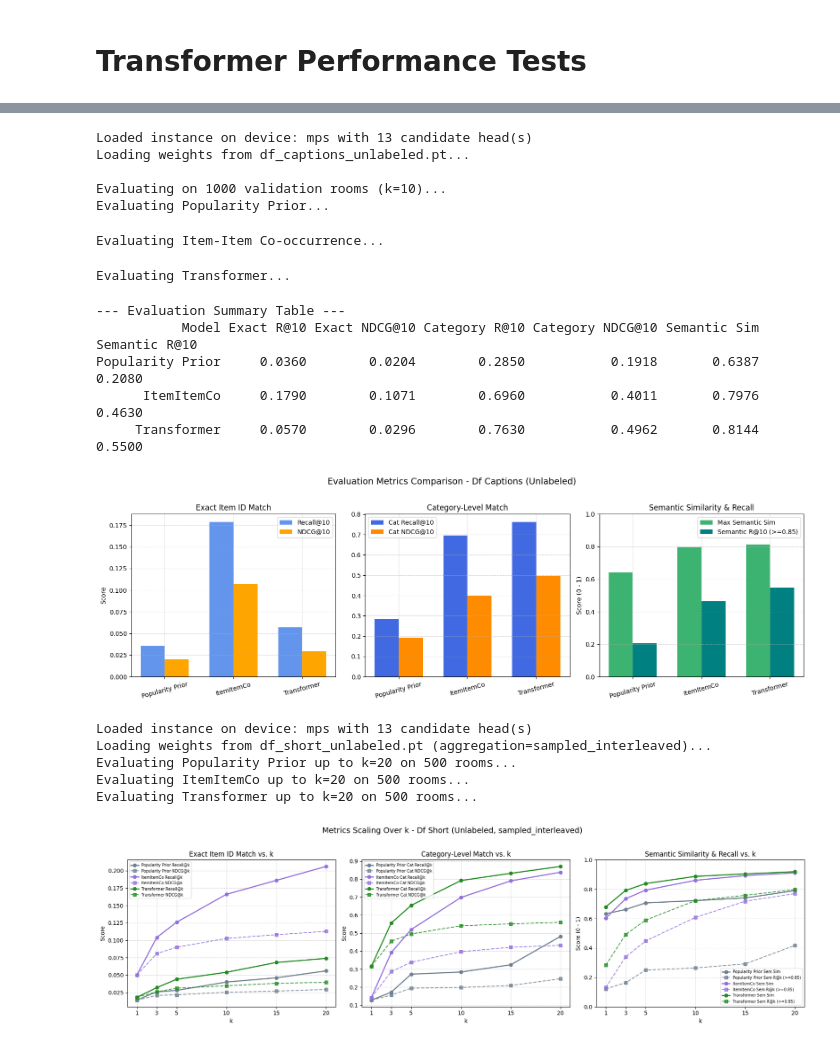
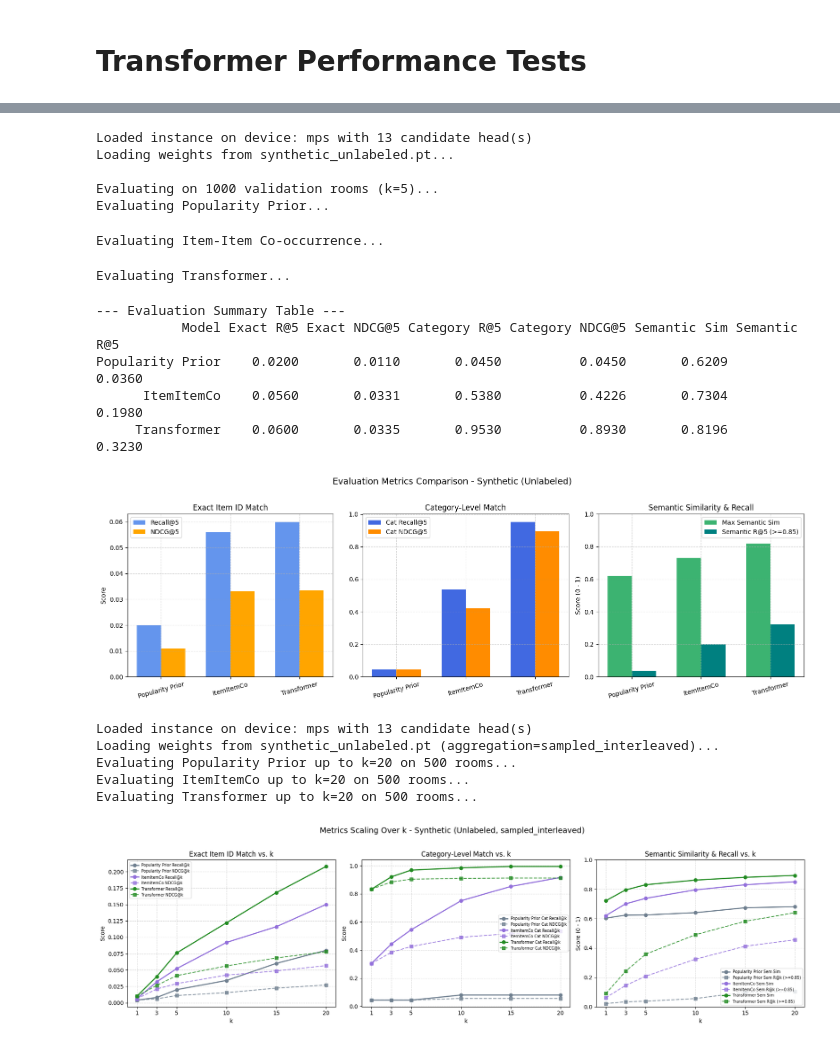
Before and after one commit to lizamaa123/DD2430-Group-17, a Jupyter notebook: notebooks/transformer_tests.ipynb, the cells around one changed output, grey strips where cells are left out. Drawn from its saved outputs; the diff is of its cells as text; code cells hidden in the pictures.

Commit message:
Unlabeled test results done

```diff
--- a/notebooks/transformer_tests.ipynb
+++ b/notebooks/transformer_tests.ipynb
@@ -40,14 +40,15 @@ from torch.utils.data import Dataset, DataLoader
 
 # Training with UNLABELED DATA =============================
 
-DATASET = "df_short"
-FORCE_TRAINING = False
+DATASET = "synthetic"
+FORCE_TRAINING = True
 LOSS = "infonce"
 NUM_LAYERS = 3
 NUM_HEADS = 13
 HID_DIM = 768
 DROPOUT = 0.1
-EPOCHS = 40
+EPOCHS = 20
+
 train_dataset_unlabeled = RoomDataset("train", labeled=False, dataset=DATASET)
 val_dataset_unlabeled = RoomDataset("val", labeled=False, dataset=DATASET)
 test_dataset_unlabeled = RoomDataset("test", labeled=False, dataset=DATASET)
@@ -219,41 +234,41 @@ def get_and_display_metrics(dataset: str = "df_captions", labeled: bool = False,
     ax2.set_title("Category-Level Match")
     ax2.legend()
     ax2.grid(True, linestyle="--", alpha=0.5)
 
     # Subplot 3: Semantic Cosine Similarity & Semantic Recall
     sims = [res_pop["semantic_similarity"], res_iic["semantic_similarity"], res_trans["semantic_similarity"]]
     sem_r = [res_pop["semantic_recall"], res_iic["semantic_recall"], res_trans["semantic_recall"]]
     ax3.bar(x - width / 2, sims, width, label="Max Semantic Sim", color="mediumseagreen")
     ax3.bar(x + width / 2, sem_r, width, label=f"Semantic R@{k} (>={similarity_threshold})", color="teal")
     ax3.set_xticks(x)
     ax3.set_xticklabels(labels, rotation=15)
     ax3.set_title("Semantic Similarity & Recall")
     ax3.set_ylabel("Score (0 - 1)")
     ax3.set_ylim(0.0, 1.0)
     ax3.legend()
     ax3.grid(True, linestyle="--", alpha=0.5)
 
     dataset_title = dataset.replace("_", " ").title()
     labeled_str = "Labeled" if labeled else "Unlabeled"
     fig.suptitle(f"Evaluation Metrics Comparison - {dataset_title} ({labeled_str})", fontsize=14, y=1.02)
     plt.tight_layout()
     plt.show()
 
-get_and_display_metrics(dataset="df_captions", trans_model_override=None, k=10, labeled=False, max_val_rooms=1000, aggregation = "sampled_interleaved", similarity_threshold=.85, pop_weight=1)
+get_and_display_metrics(dataset="synthetic", trans_model_override=None, k=5, labeled=False, max_val_rooms=1000, aggregation = "sampled_interleaved", similarity_threshold=.85, pop_weight=.5)
 # %% [output]
 Loaded instance on device: mps with 13 candidate head(s)
-Loading weights from df_captions_unlabeled.pt...
+Loading weights from synthetic_unlabeled.pt...
 
-Evaluating on 1000 validation rooms (k=10)...
+Evaluating on 1000 validation rooms (k=5)...
 Evaluating Popularity Prior...
 Evaluating Item-Item Co-occurrence...
 Evaluating Transformer...
 --- Evaluation Summary Table ---
-           Model Exact R@10 Exact NDCG@10 Category R@10 Category NDCG@10 Semantic Sim Semantic R@10
-Popularity Prior     0.0360        0.0204        0.2850           0.1918       0.6387        0.2080
-      ItemItemCo     0.1790        0.1071        0.6960           0.4011       0.7976        0.4630
-     Transformer     0.0570        0.0296        0.7630           0.4962       0.8144        0.5500
+           Model Exact R@5 Exact NDCG@5 Category R@5 Category NDCG@5 Semantic Sim Semantic R@5
+Popularity Prior    0.0200       0.0110       0.0450          0.0450       0.6209       0.0360
+      ItemItemCo    0.0560       0.0331       0.5380          0.4226       0.7304       0.1980
+     Transformer    0.0600       0.0335       0.9530          0.8930       0.8196       0.3230
-[figure, old version]
+[figure, new version]
 # %%
 def plot_metrics_over_k(
     dataset: str = "df_captions",
@@ -428,14 +443,14 @@ def plot_metrics_over_k(
     plt.tight_layout()
     plt.show()
 
-plot_metrics_over_k(dataset="df_short", labeled=False, k_values=[1, 3, 5, 10, 15, 20], max_val_rooms=500, aggregation="sampled_interleaved", pop_weight=1)
+plot_metrics_over_k(dataset="synthetic", labeled=False, k_values=[1, 3, 5, 10, 15, 20], max_val_rooms=500, aggregation="sampled_interleaved", pop_weight=0.5)
 # %% [output]
 Loaded instance on device: mps with 13 candidate head(s)
-Loading weights from df_short_unlabeled.pt (aggregation=sampled_interleaved)...
+Loading weights from synthetic_unlabeled.pt (aggregation=sampled_interleaved)...
 Evaluating Popularity Prior up to k=20 on 500 rooms...
 Evaluating ItemItemCo up to k=20 on 500 rooms...
 Evaluating Transformer up to k=20 on 500 rooms...
-[figure, old version]
+[figure, new version]
 # %%
 def plot_semantic_recall_over_threshold(
     dataset: str = "df_captions",
```
Also changed, not shown: parts of 2 cells of this notebook, 2 other files.
